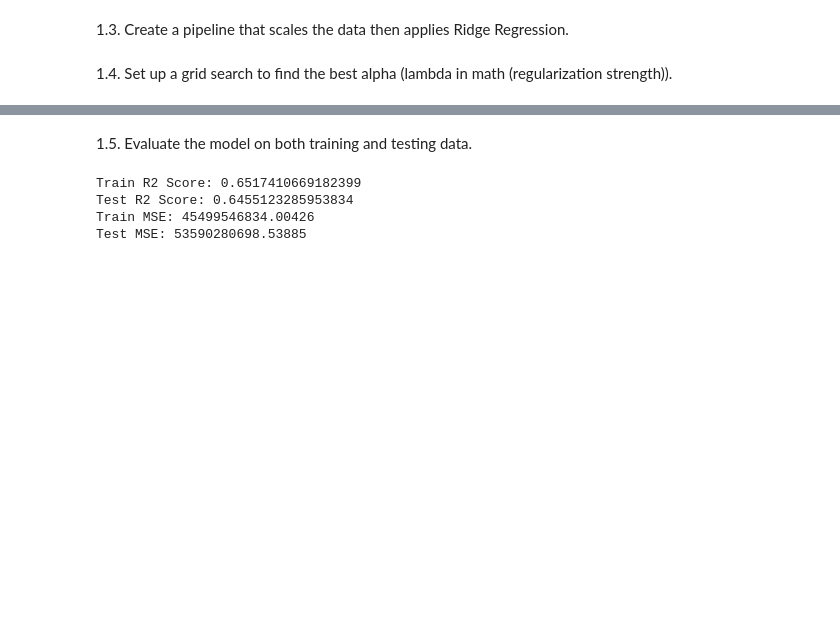
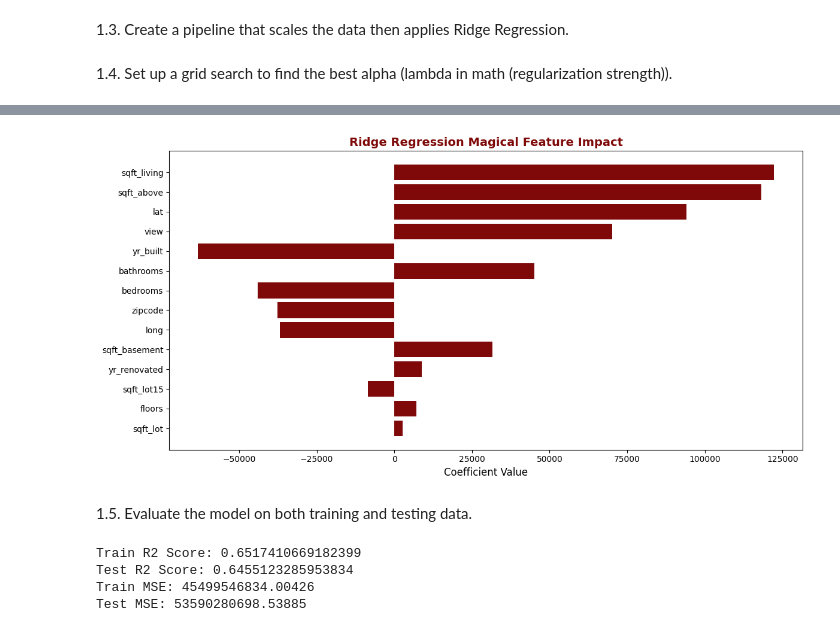
Before and after one commit to martaverfer/mini-project-ironkaggle, a Jupyter notebook: ridge_reg.ipynb, the cells around one changed output, grey strips where cells are left out. Drawn from its saved outputs; the diff is of its cells as text; code cells hidden in the pictures; blank space fills up the shorter version.

```diff
--- a/ridge_reg.ipynb
+++ b/ridge_reg.ipynb
@@ -151,6 +157,6 @@ pipeline = make_pipeline(StandardScaler(), Ridge())
 # alpha controls the amount of shrinkage: higher alpha -> more regularization
 param_grid = {'ridge__alpha': [0.01, 0.1, 1, 10, 100]}
 
-ridge_cv = GridSearchCV(pipeline, param_grid, cv=5, scoring='neg_mean_squared_error')
+ridge_cv = GridSearchCV(pipeline, param_grid, cv=10, scoring='neg_mean_squared_error')
 ridge_cv.fit(X_train, y_train)
 # %% [output]
@@ -159,3 +165,12 @@ GridSearchCV(cv=5,
                                        ('ridge', Ridge())]),
              param_grid={'ridge__alpha': [0.01, 0.1, 1, 10, 100]},
              scoring='neg_mean_squared_error')
+# %%
+# Get the best model
+best_model = ridge_cv.best_estimator_
+
+# Access coefficients from the Ridge step in the pipeline - since no names assign pass the value name itself
+coefficients = best_model.named_steps['ridge'].coef_
+
+for feature_name, coef in zip(features, coefficients):
+    print(f"{feature_name}: {coef}")
@@ -162,3 +192,26 @@ GridSearchCV(cv=5,
+# %%
+# sort by absolute value
+sorted_pairs = sorted(zip(features, coefficients), key=lambda x: abs(x[1]), reverse=True)
+features, sorted_coefs = zip(*sorted_pairs)
+
+# Gryffindor Colors
+gryffindor_red = "#7F0909"   # deep scarlet
+
+plt.figure(figsize=(12, 6))
+bars = plt.barh(features, sorted_coefs, color=gryffindor_red)
+
+plt.xlabel('Coefficient Value', fontsize=12)
+plt.title('Ridge Regression Magical Feature Impact', fontsize=14, fontweight='bold', color=gryffindor_red)
+plt.gca().invert_yaxis()
+plt.grid(False)
+plt.tight_layout()
+
+# with transparent background
+plt.savefig("gryffindor_coefficients.png", dpi=300, transparent=True)
+
+plt.show()
+# %% [output]
+[figure, added]
 # %% [markdown]
 1.5. Evaluate the model on both training and testing data.
 # %%
```
Also changed, not shown: parts of 7 cells of this notebook, 3 other files.
